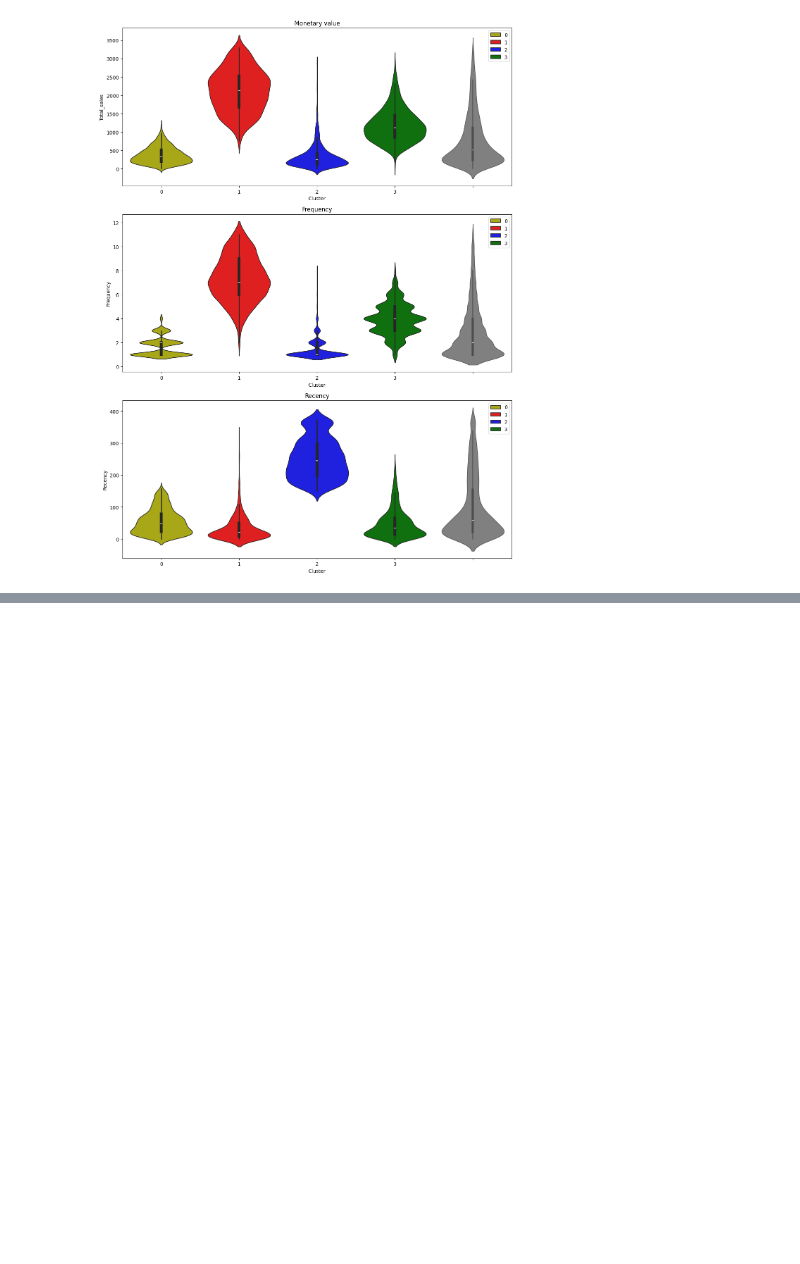
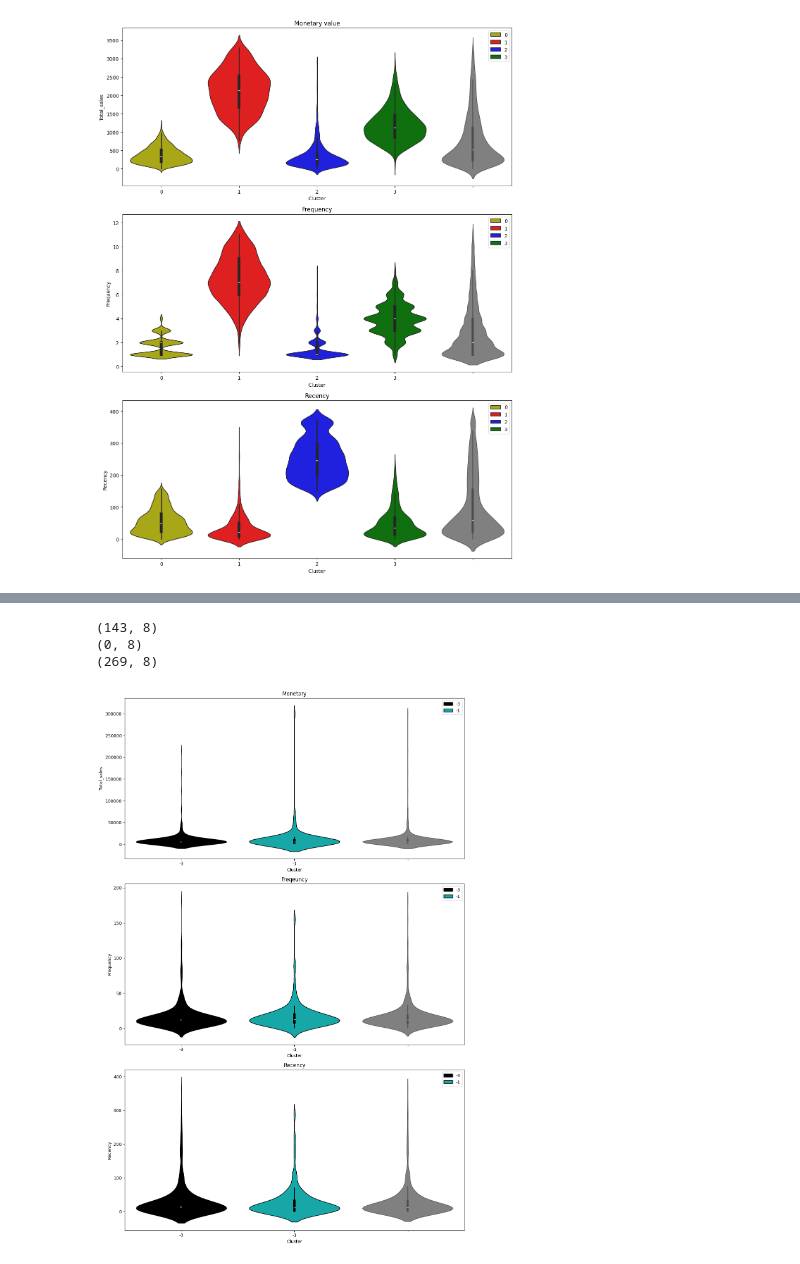
Before and after one commit to Torresfong/Notebook-k-mean-clustering-analysis, a Jupyter notebook: notebook/kmean_clustering_model.ipynb, the cells around one changed output, grey strips where cells are left out. Saved outputs shown, nothing was run; the diff lists cells and outputs as text; code cells hidden in the pictures; blank space fills up the shorter version.

Commit message:
Repalce some artifacts,modify feature engineering and k-mean clustering

```diff
--- a/notebook/kmean_clustering_model.ipynb
+++ b/notebook/kmean_clustering_model.ipynb
@@ -134 +133,20 @@ plt.show()
 - Solution: Personalized offer and loyalty program
+# %%
+monetary_outliers = pd.read_csv("C:\\Desktop\\Online retail UnsML k-mean analysis\\Artifact\\Monetary_outlier_df.csv")
+frequency_outliers = pd.read_csv("C:\\Desktop\\Online retail UnsML k-mean analysis\\Artifact\\Frequency_outlier_df.csv")
+# %%
+# Outlier Analysis to clustering the outlier
+overlap_indices = monetary_outliers.index.intersection(frequency_outliers.index)
+
+monetary_only_outliers = monetary_outliers.drop(overlap_indices)
+frequency_only_outliers = frequency_outliers.drop(overlap_indices)
+monetary_and_frequency_outliers = monetary_outliers.loc[overlap_indices]
+
+# Manually map the label to cluster
+monetary_only_outliers["Cluster"] = -1
+frequency_only_outliers["Cluster"] =-2
+monetary_and_frequency_outliers["Cluster"] = -3
+
+outlier_cluster_df = pd.concat([monetary_only_outliers,frequency_only_outliers,monetary_and_frequency_outliers])
+
+outlier_cluster_df
@@ -134,0 +167,38 @@ plt.show()
+# %%
+print(monetary_only_outliers.shape)
+print(frequency_only_outliers.shape)
+print(monetary_and_frequency_outliers.shape)
+# %% [output]
+(143, 8)
+(0, 8)
+(269, 8)
+# %%
+# visualise the outlier with distribution in violinplot
+
+cluster_colours = {
+    -1:'c',
+    -2:"m",
+    -3:"k"
+}
+
+plt.figure(figsize=(12,18))
+
+plt.subplot(3,1,1)
+sb.violinplot(x=outlier_cluster_df["Cluster"],y=outlier_cluster_df["Total_sales"],palette=cluster_colours,hue=outlier_cluster_df["Cluster"])
+sb.violinplot(y=outlier_cluster_df["Total_sales"],color="grey",linewidth=1.0)
+plt.title("Monetary")
+
+plt.subplot(3,1,2)
+sb.violinplot(x=outlier_cluster_df["Cluster"],y=outlier_cluster_df["Frequency"],palette=cluster_colours,hue=outlier_cluster_df["Cluster"])
+sb.violinplot(y=outlier_cluster_df["Frequency"],color="grey",linewidth=1.0)
+plt.title("Freqeuncy")
+
+plt.subplot(3,1,3)
+sb.violinplot(x=outlier_cluster_df["Cluster"],y=outlier_cluster_df["Recency"],palette=cluster_colours,hue=outlier_cluster_df["Cluster"])
+sb.violinplot(y=outlier_cluster_df["Recency"],color="grey",linewidth=1.0)
+plt.title("Recency")
+
+plt.tight_layout()
+plt.show()
+# %% [output]
+[figure, added]
```
Also changed, not shown: parts of 9 cells of this notebook, 3 other files.
